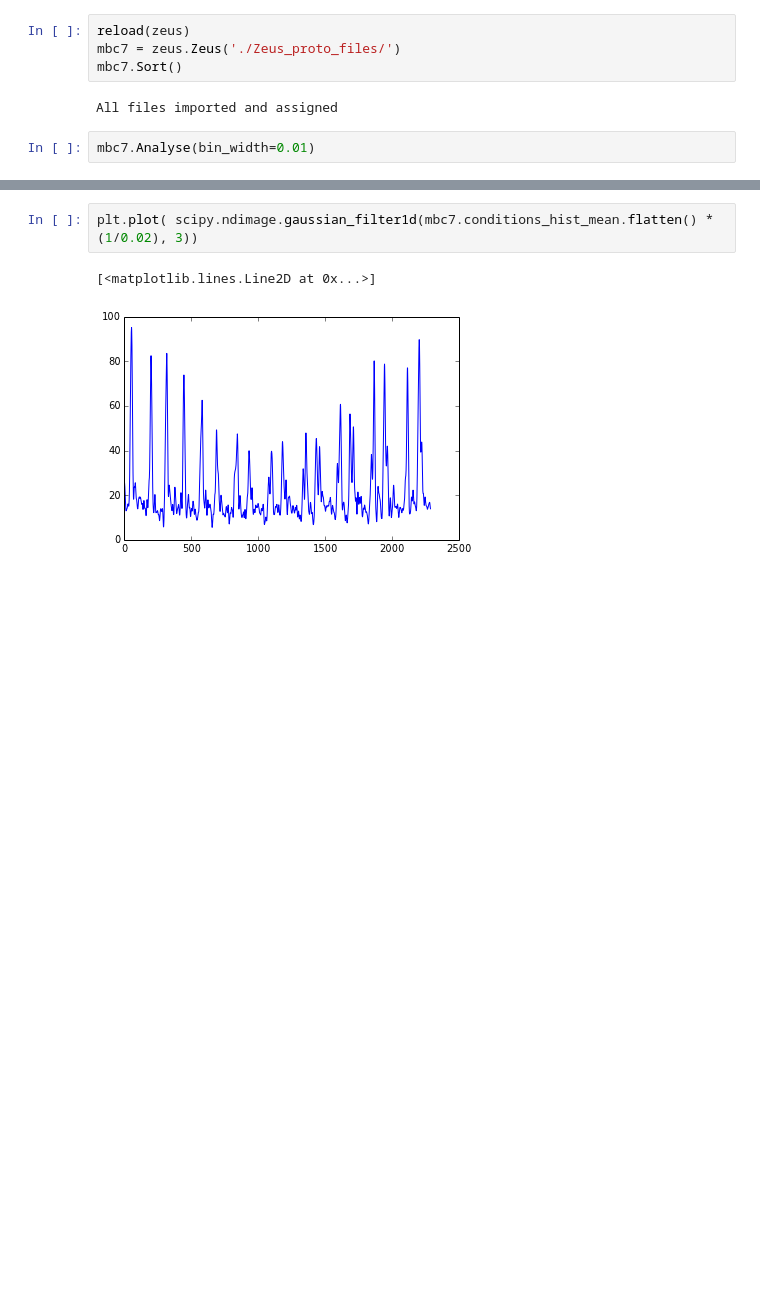
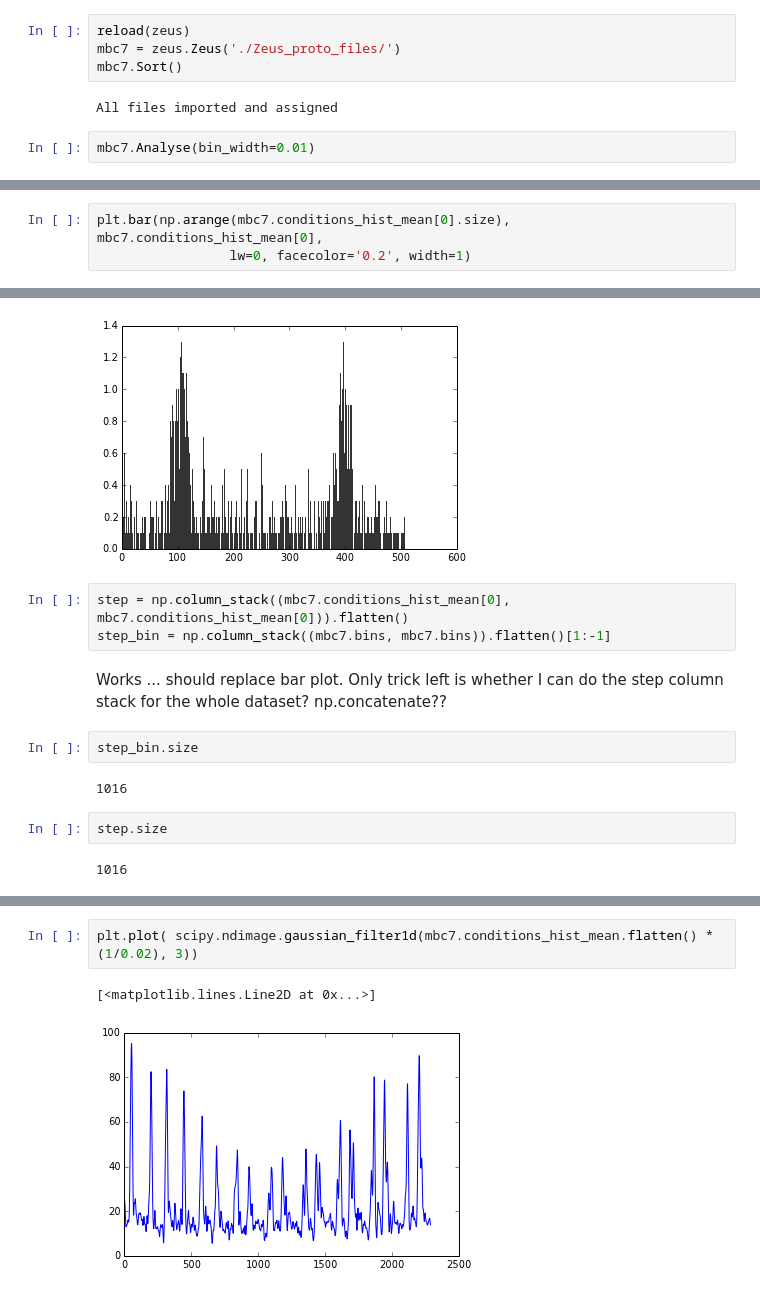
Before and after one commit to maegul/zeus, a Jupyter notebook: Zeus_proto_typing.ipynb, the cells around one changed output, grey strips where cells are left out. Drawn from its saved outputs; the diff is of its cells as text; blank space fills up the shorter version.

```diff
--- a/Zeus_proto_typing.ipynb
+++ b/Zeus_proto_typing.ipynb
@@ -427,0 +436,4 @@ mbc7.PSTH(frequency=False, plot_type='hist', density=True)
+# %%
+plt.bar(np.arange(mbc7.conditions_hist_mean[0].size), mbc7.conditions_hist_mean[0],
+                 lw=0, facecolor='0.2', width=1)
+# %% [output]
@@ -427,0 +441,14 @@ mbc7.PSTH(frequency=False, plot_type='hist', density=True)
+[figure, added]
+# %%
+step = np.column_stack((mbc7.conditions_hist_mean[0], mbc7.conditions_hist_mean[0])).flatten()
+step_bin = np.column_stack((mbc7.bins, mbc7.bins)).flatten()[1:-1]
+# %% [markdown]
+Works ... should replace bar plot.  Only trick left is whether I can do the step column stack for the whole dataset?  np.concatenate??
+# %%
+step_bin.size
+# %% [output]
+1016
+# %%
+step.size
+# %% [output]
+1016
```
Also changed, not shown: parts of 10 cells of this notebook.
